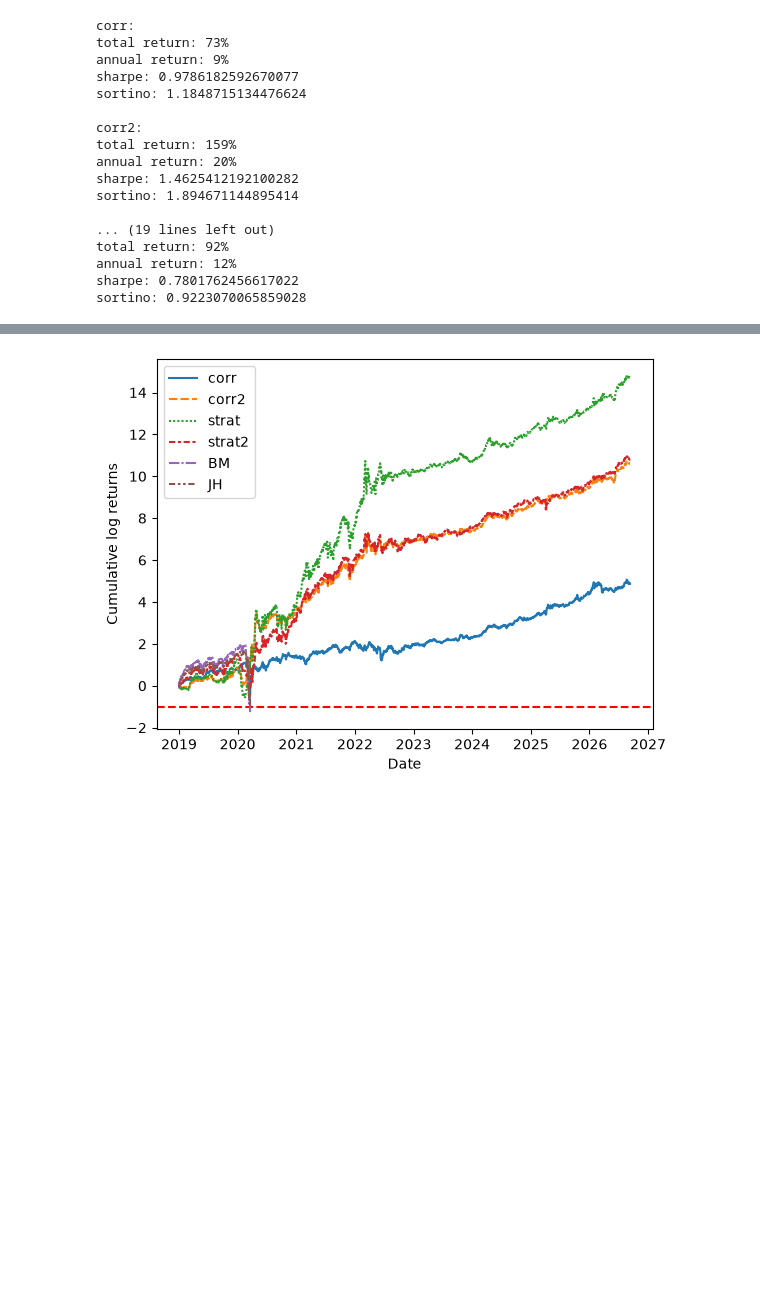
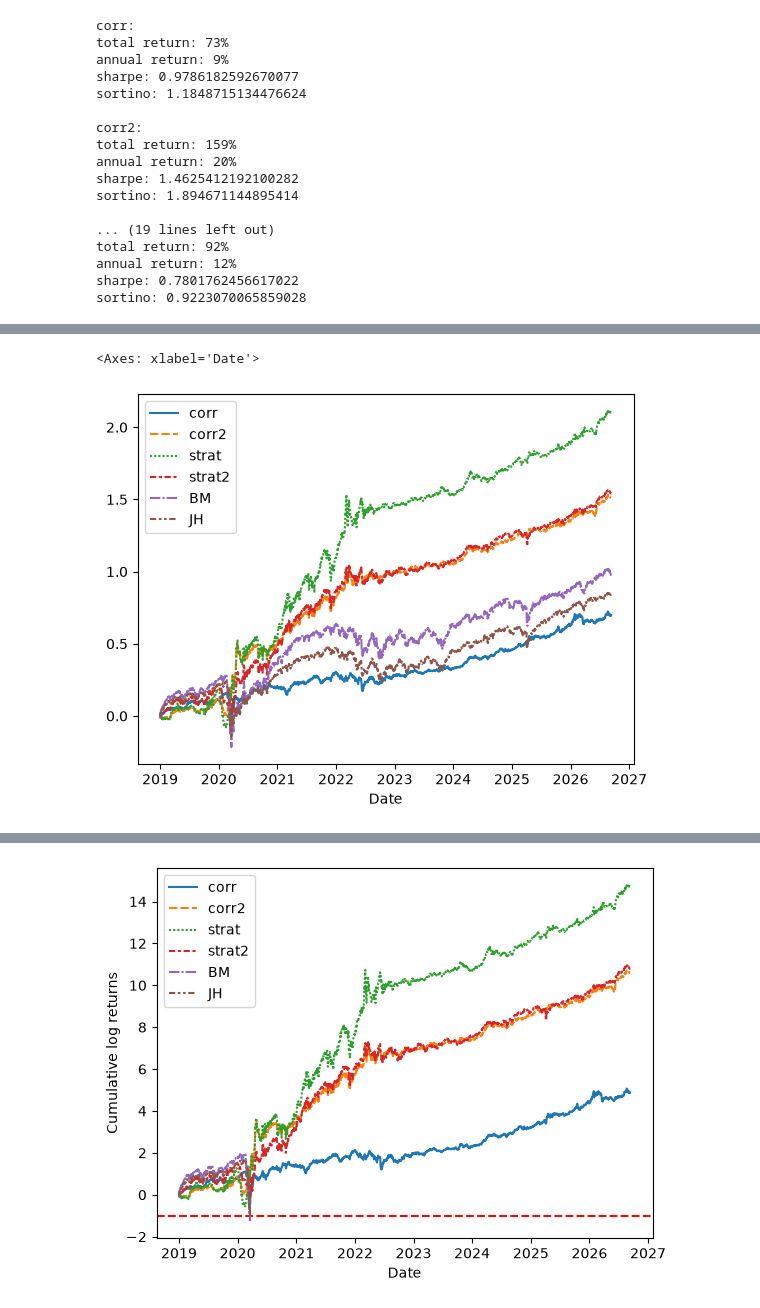
Before and after one commit to sl9998/regime-identification, a Jupyter notebook: Notebooks/backtesting.ipynb, the cells around one changed output, grey strips where cells are left out. Saved outputs shown, nothing was run; the diff lists cells and outputs as text; code cells hidden in the pictures; blank space fills up the shorter version.

```diff
--- a/Notebooks/backtesting.ipynb
+++ b/Notebooks/backtesting.ipynb
@@ -285,0 +318,5 @@ Lets try some extreme leverage (for fun)!
+# %%
+sns.lineplot(adj_cat.drop("cluster", axis = 1).cumsum())
+# %% [output]
+<Axes: xlabel='Date'>
+[figure, added]
```
Also changed, not shown: parts of 10 cells of this notebook, 1 other file.
